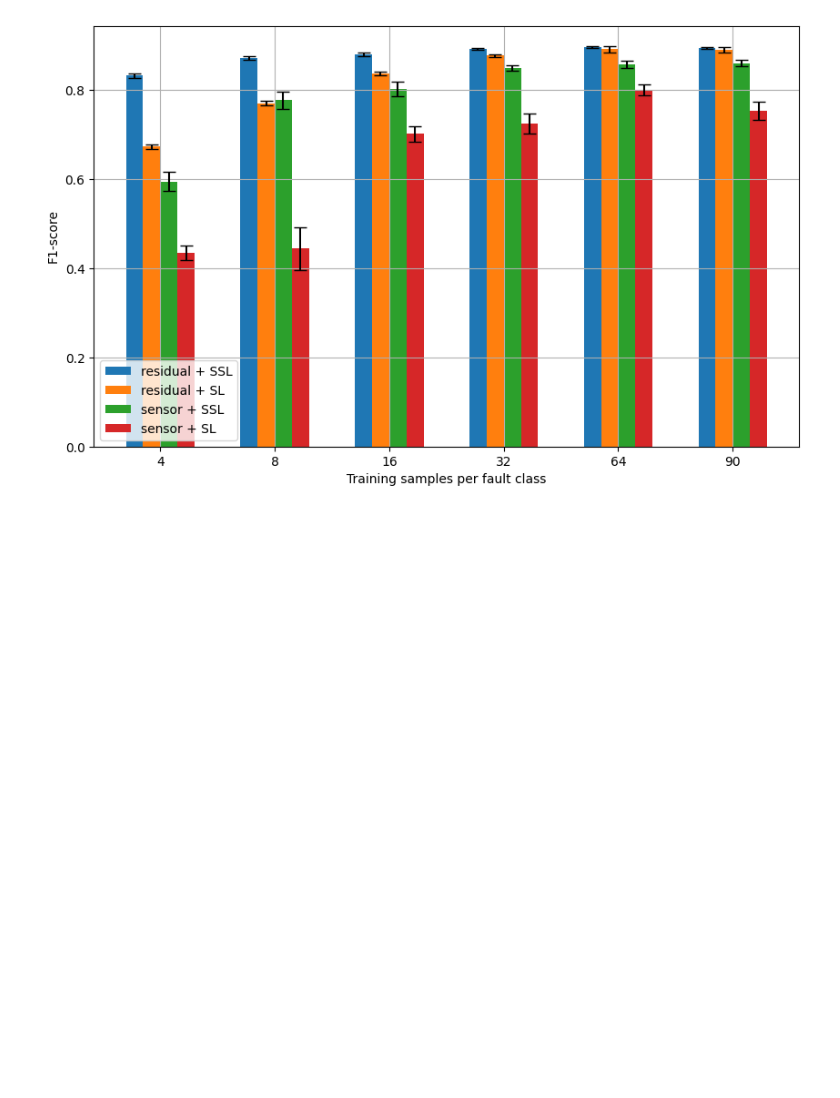
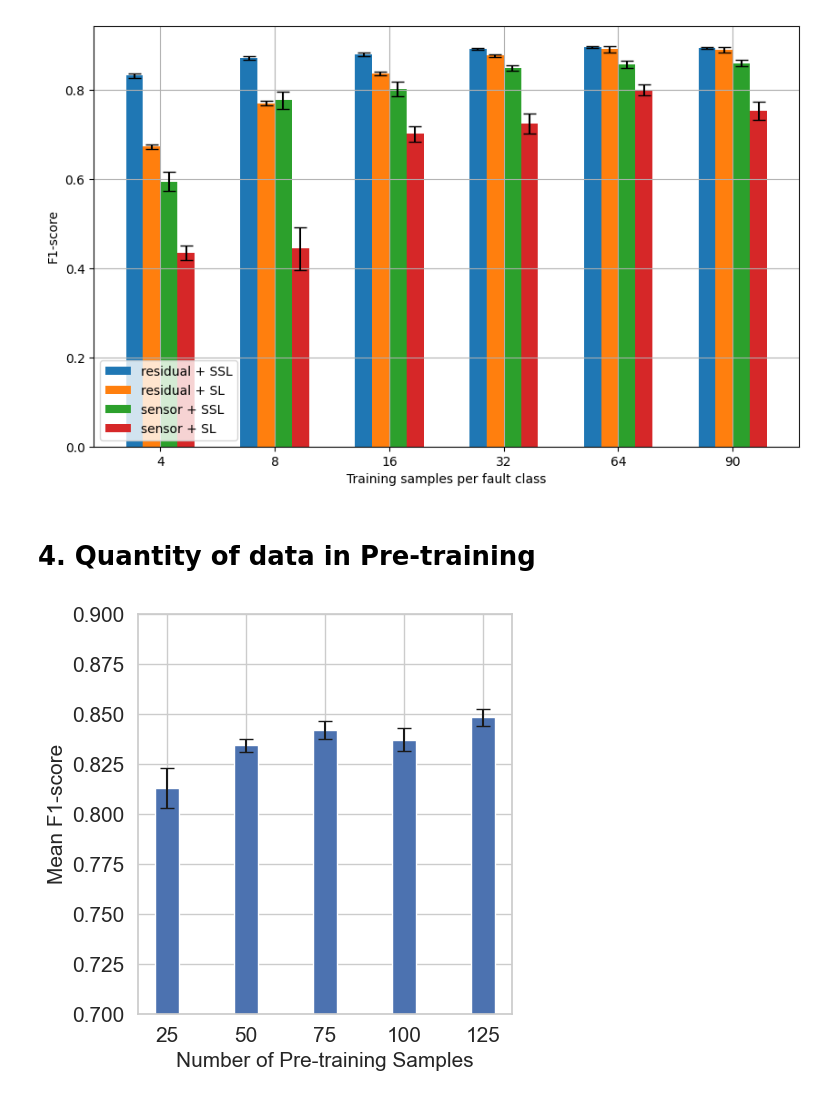
Before and after one commit to mohan696matlab/SSL_based_Hybrid_FDI, a Jupyter notebook: part_2_Ablation_Study.ipynb, the cells around one changed output. Drawn from its saved outputs; the diff is of its cells as text; code cells hidden in the pictures; blank space fills up the shorter version.

```diff
--- a/part_2_Ablation_Study.ipynb
+++ b/part_2_Ablation_Study.ipynb
@@ -684,3 +684,5 @@ results_df = pd.DataFrame(results_dict)
 
 # Save the DataFrame to a CSV file
 results_df.to_csv('experiment_results.csv', index=False)
+# %% [markdown]
+# 4. Quantity of data in Pre-training
@@ -686,0 +737,46 @@ results_df.to_csv('experiment_results.csv', index=False)
+# %%
+# sns.set(style="whitegrid")
+
+# # Number of repetitions for each experiment
+# num_repetitions = 5
+
+# # Results list
+# results_pts_all = []
+
+# # Pre-training sample sizes
+# Pre_Training_Samples = [25, 50, 75, 100, 125]
+
+# # Experiment for different pre-training sample sizes
+# for pts in Pre_Training_Samples:
+#     f1_scores_pts = []
+#     for _ in range(num_repetitions):
+#         f1_pts = Effect_of_pretraining_data(pre_train_samples=pts)
+#         f1_scores_pts.append(f1_pts)
+
+#     mean_f1_pts = np.mean(f1_scores_pts)
+#     std_error_f1_pts = np.std(f1_scores_pts, ddof=1) / np.sqrt(num_repetitions)
+
+#     results_pts_all.append((mean_f1_pts, std_error_f1_pts))
+
+# Plotting the results
+bar_width = 0.3
+index = np.arange(len(Pre_Training_Samples))
+
+fig, ax = plt.subplots(figsize=(5, 5))
+
+ax.bar(index, [mean_f1 for mean_f1, _ in results_pts_all], bar_width, yerr=[std_error_f1 for _, std_error_f1 in results_pts_all], capsize=5)
+ax.set_xlabel('Number of Pre-training Samples', fontsize=15)
+ax.set_ylabel('Mean F1-score', fontsize=15)
+ax.set_xticks(index)
+ax.set_xticklabels([str(pts) for pts in Pre_Training_Samples])
+ax.tick_params(axis='both', which='major', labelsize=15)
+# ax.legend(fontsize=15)
+ax.grid(visible=True)
+ax.set_ylim([0.7,0.9])
+plt.tight_layout()
+
+# Increase DPI and save the figure
+plt.savefig('Plots/experiment_results_pretraining_samples.pdf', dpi=300)
+plt.show()
+# %% [output]
+[figure, added]
```
Also changed, not shown: parts of 1 cell of this notebook, 1 other file.
